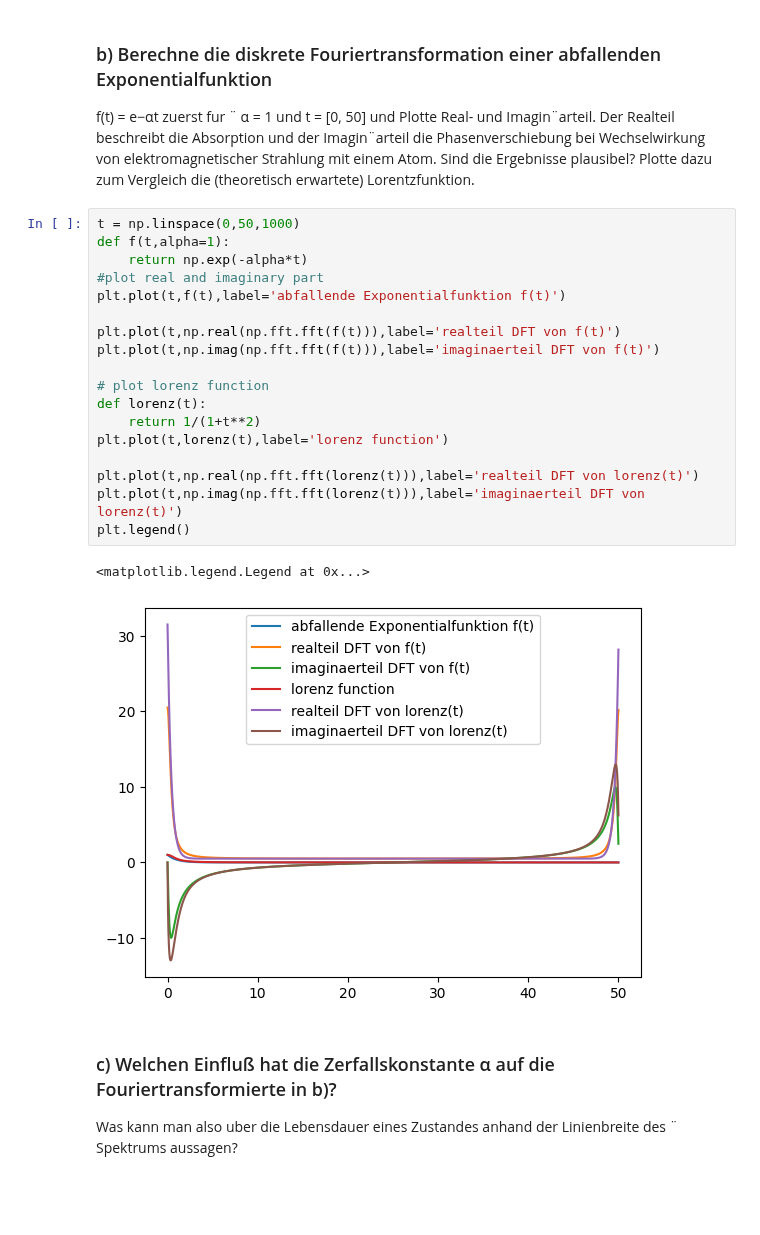
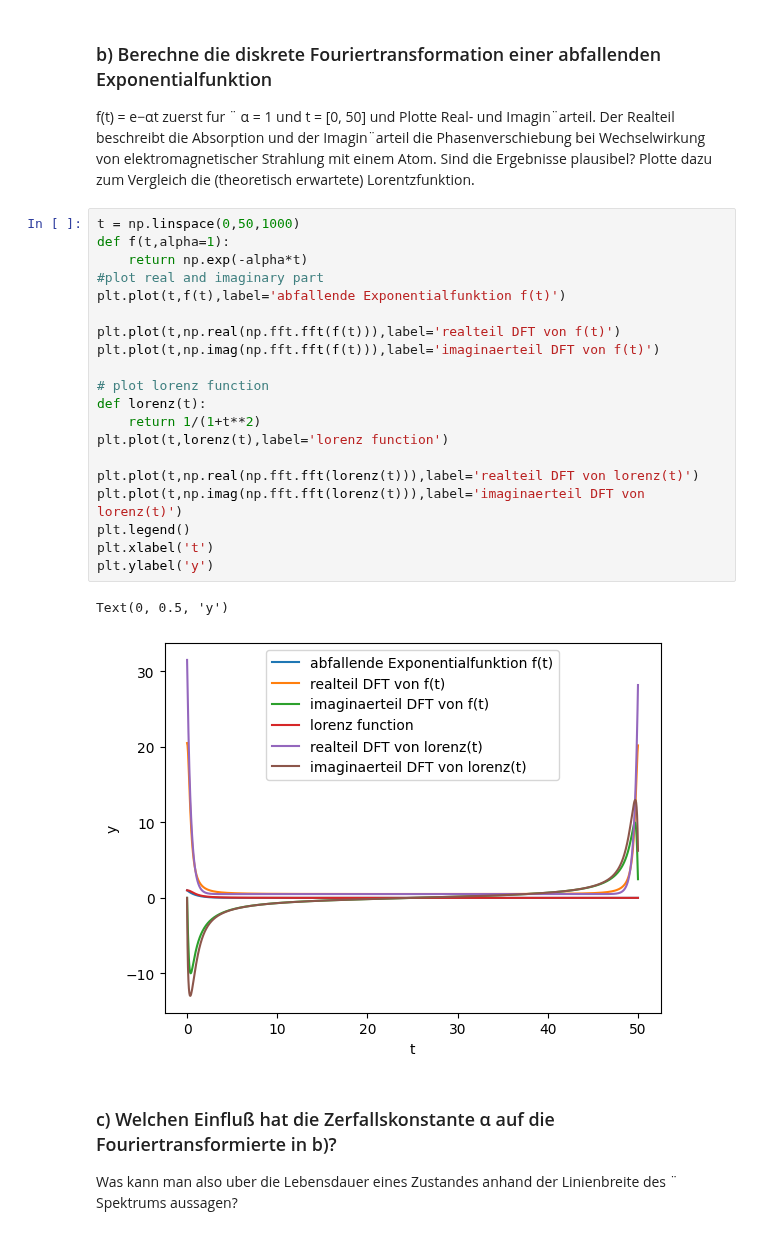
Before and after one commit to emhl/CoPhy2, a Jupyter notebook: Blatt4-Reihenentw-DFT/Blatt4-Aufg3.ipynb, the cells around one changed output. Cells and saved outputs as stored; diff of their text form; blank space fills up the shorter version.

```diff
--- a/Blatt4-Reihenentw-DFT/Blatt4-Aufg3.ipynb
+++ b/Blatt4-Reihenentw-DFT/Blatt4-Aufg3.ipynb
@@ -45,24 +52,26 @@ plausibel? Plotte dazu zum Vergleich die (theoretisch erwartete) Lorentzfunktion
 # %%
 t = np.linspace(0,50,1000)
 def f(t,alpha=1):
     return np.exp(-alpha*t)
 #plot real and imaginary part
 plt.plot(t,f(t),label='abfallende Exponentialfunktion f(t)')
 
 plt.plot(t,np.real(np.fft.fft(f(t))),label='realteil DFT von f(t)')
 plt.plot(t,np.imag(np.fft.fft(f(t))),label='imaginaerteil DFT von f(t)')
 
 # plot lorenz function
 def lorenz(t):
     return 1/(1+t**2)
 plt.plot(t,lorenz(t),label='lorenz function')
 
 plt.plot(t,np.real(np.fft.fft(lorenz(t))),label='realteil DFT von lorenz(t)')
 plt.plot(t,np.imag(np.fft.fft(lorenz(t))),label='imaginaerteil DFT von lorenz(t)')
 plt.legend()
+plt.xlabel('t')
+plt.ylabel('y')
 # %% [output]
-<matplotlib.legend.Legend at 0x...>
+Text(0, 0.5, 'y')
-[figure, old version]
+[figure, new version]
 # %% [markdown]
 ### c) Welchen Einfluß hat die Zerfallskonstante α auf die Fouriertransformierte in b)?
 Was kann man also uber die Lebensdauer eines Zustandes anhand der Linienbreite des ¨
```
Also changed, not shown: parts of 4 cells of this notebook, 2 other files.
